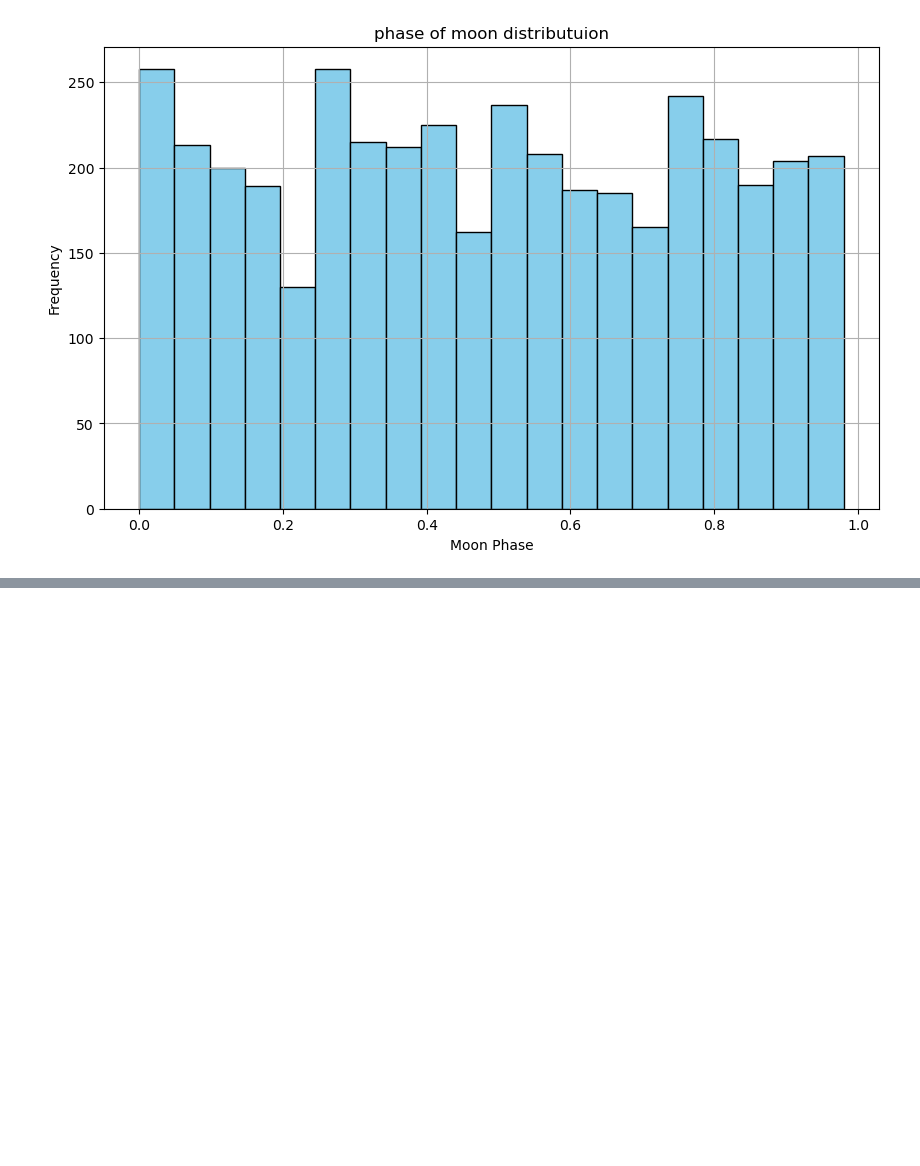
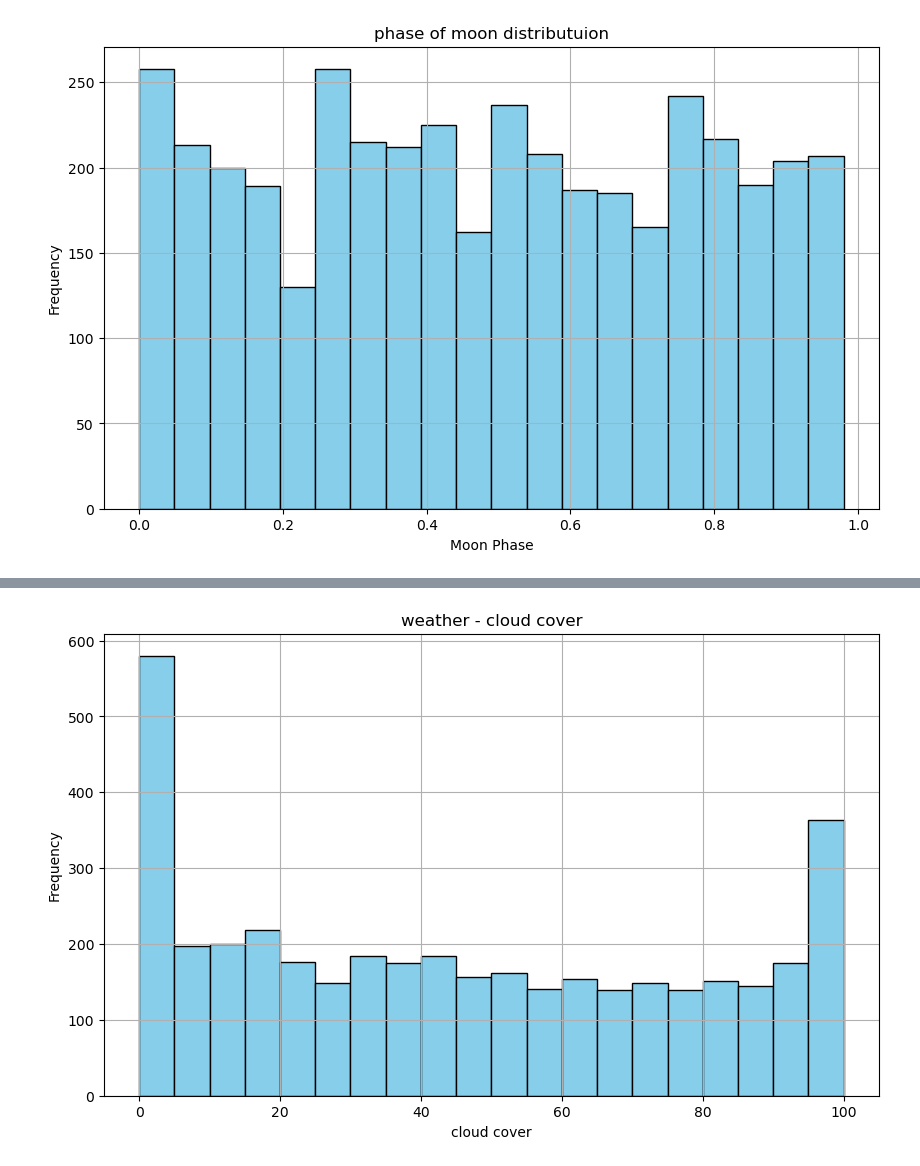
Before and after one commit to seanmalley1/bigfeet, a Jupyter notebook: notebooks/bigfoot.ipynb, the cells around one changed output, grey strips where cells are left out. Cells and saved outputs as stored; diff of their text form; code cells hidden in the pictures; blank space fills up the shorter version.

```diff
--- a/notebooks/bigfoot.ipynb
+++ b/notebooks/bigfoot.ipynb
@@ -32,0 +49,16 @@ plt.show()
+# %%
+import pandas as pd
+import matplotlib.pyplot as plt
+
+df['cloud_cover'] = pd.to_numeric(df['cloud_cover'], errors='coerce')
+
+
+plt.figure(figsize=(10, 6))
+plt.hist(df['cloud_cover'], bins=20, color='skyblue', edgecolor='black')
+plt.title('weather - cloud cover')
+plt.xlabel('cloud cover')
+plt.ylabel('Frequency')
+plt.grid(True)
+plt.show()
+# %% [output]
+[figure, added]
```
Also changed, not shown: parts of 1 cell of this notebook.
